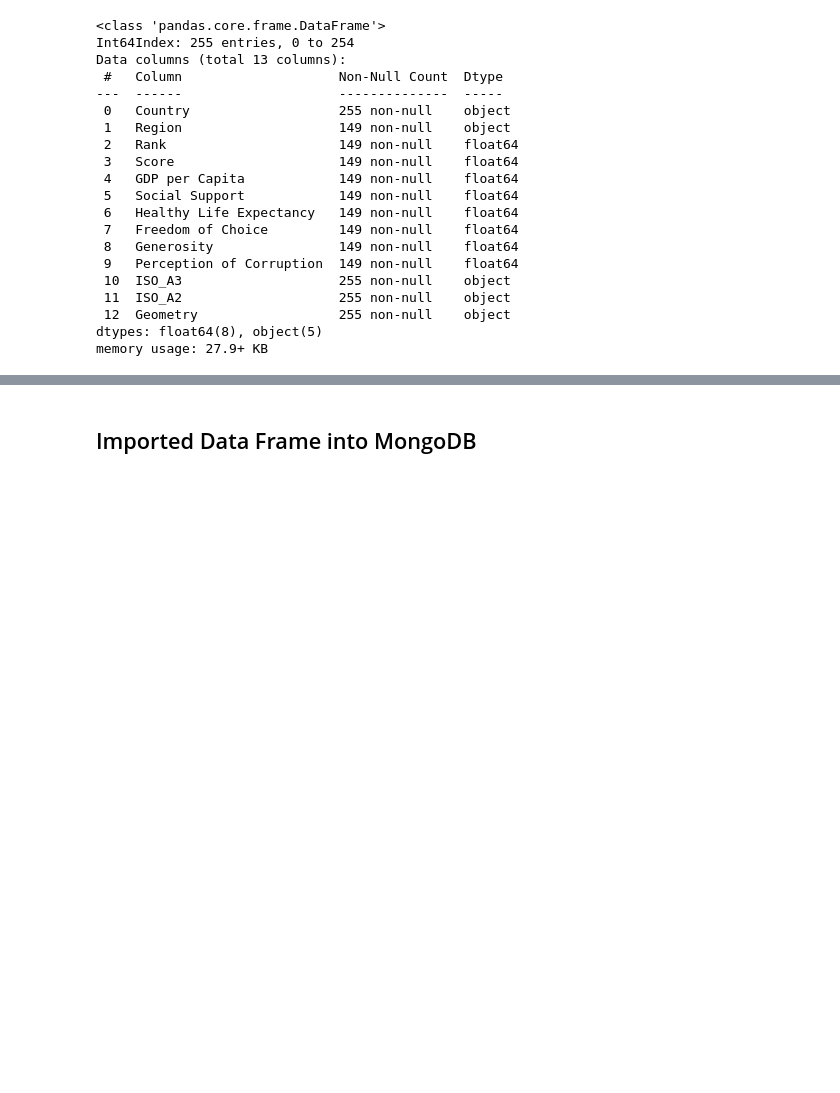
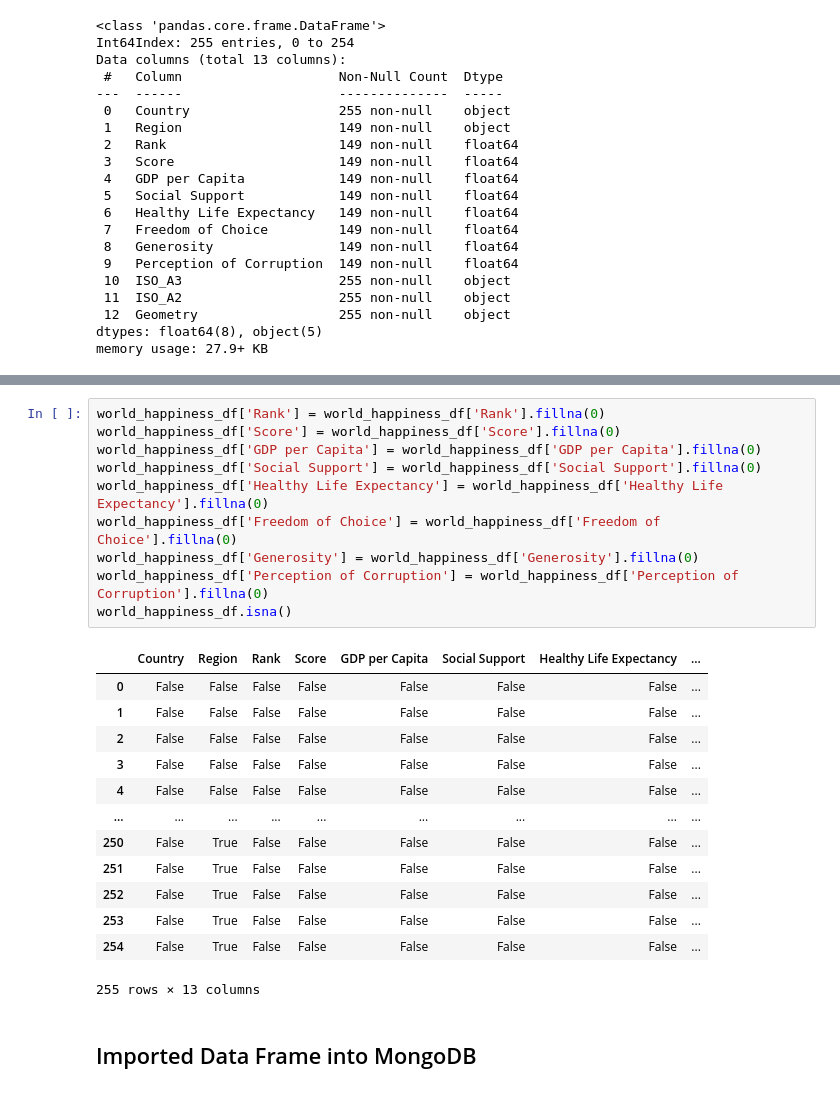
Before and after one commit to tajiabdullah/Project-3, a Jupyter notebook: world_happiness.ipynb, the cells around one changed output, grey strips where cells are left out. Saved outputs shown, nothing was run; the diff lists cells and outputs as text; blank space fills up the shorter version.

```diff
--- a/world_happiness.ipynb
+++ b/world_happiness.ipynb
@@ -311,3 +372,27 @@ memory usage: 27.9+ KB
+# %%
+world_happiness_df['Rank'] = world_happiness_df['Rank'].fillna(0)
+world_happiness_df['Score'] = world_happiness_df['Score'].fillna(0)
+world_happiness_df['GDP per Capita'] = world_happiness_df['GDP per Capita'].fillna(0)
+world_happiness_df['Social Support'] = world_happiness_df['Social Support'].fillna(0)
+world_happiness_df['Healthy Life Expectancy'] = world_happiness_df['Healthy Life Expectancy'].fillna(0)
+world_happiness_df['Freedom of Choice'] = world_happiness_df['Freedom of Choice'].fillna(0)
+world_happiness_df['Generosity'] = world_happiness_df['Generosity'].fillna(0)
+world_happiness_df['Perception of Corruption'] = world_happiness_df['Perception of Corruption'].fillna(0)
+world_happiness_df.isna()
+# %% [output]
+|  | Country | Region | Rank | Score | GDP per Capita | Social Support | Healthy Life Expectancy | ... |
+| 0 | False | False | False | False | False | False | False | ... |
+| 1 | False | False | False | False | False | False | False | ... |
+| 2 | False | False | False | False | False | False | False | ... |
+| 3 | False | False | False | False | False | False | False | ... |
+| 4 | False | False | False | False | False | False | False | ... |
+| ... | ... | ... | ... | ... | ... | ... | ... | ... |
+| 250 | False | True | False | False | False | False | False | ... |
+| 251 | False | True | False | False | False | False | False | ... |
+| 252 | False | True | False | False | False | False | False | ... |
+| 253 | False | True | False | False | False | False | False | ... |
+| 254 | False | True | False | False | False | False | False | ... |
+255 rows × 13 columns
 # %% [markdown]
 ## Imported Data Frame into MongoDB
 # %%
```
Also changed, not shown: parts of 3 cells of this notebook.
